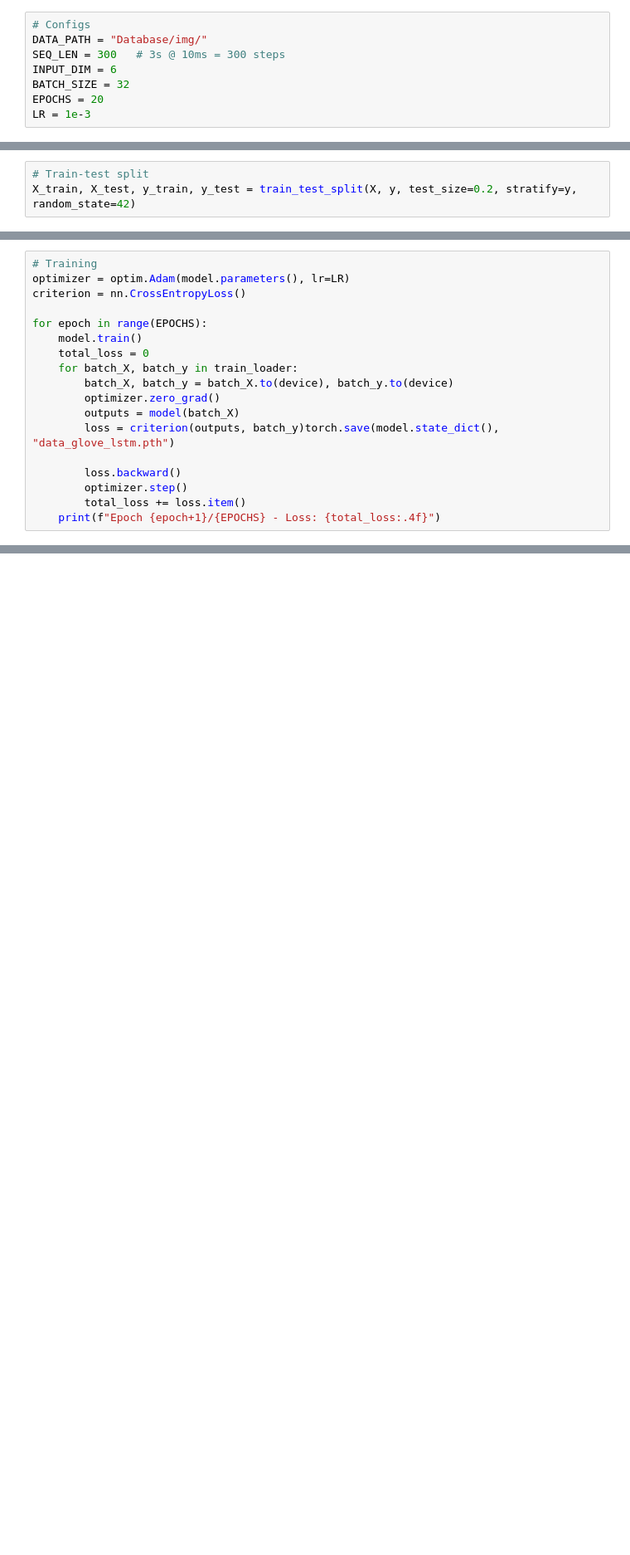
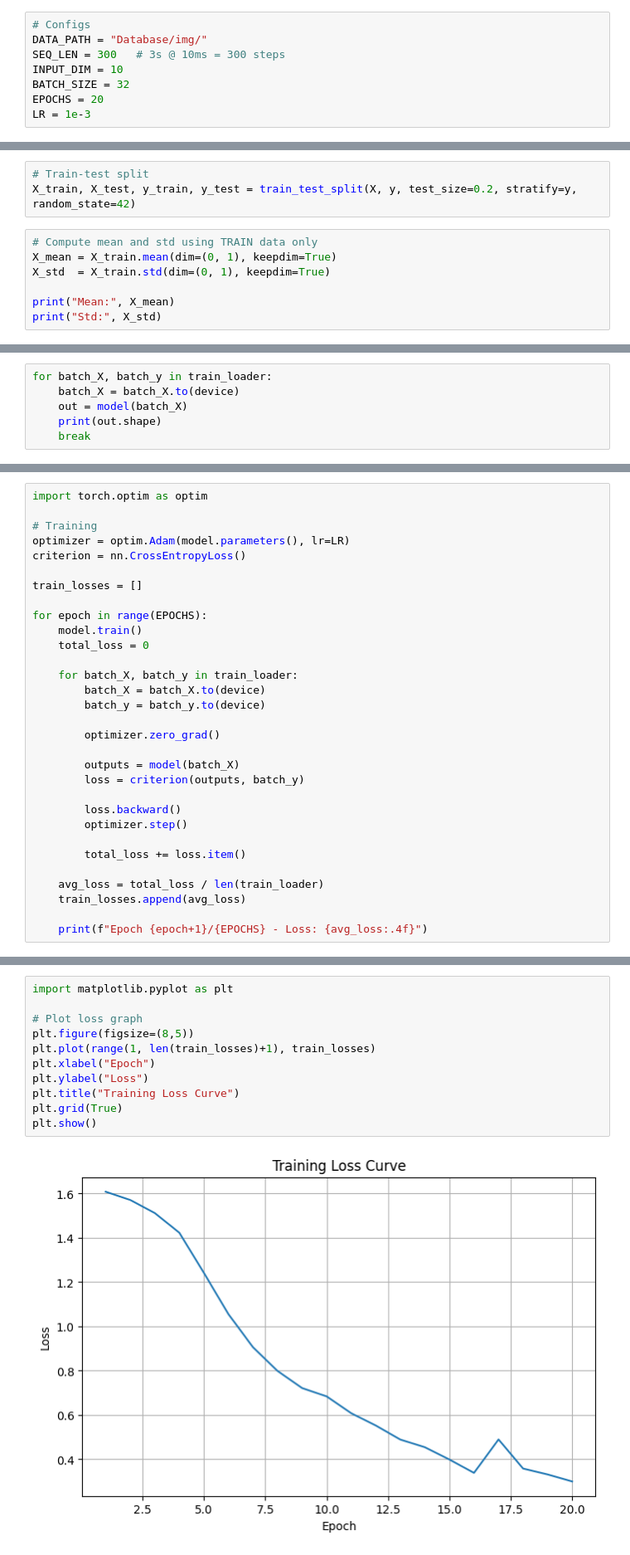
Before and after one commit to mushxoxo/Data-Glove, a Jupyter notebook: Model.ipynb, the cells around one changed output, grey strips where cells are left out. Shown at 83% size. Drawn from its saved outputs; the diff is of its cells as text; blank space fills up the shorter version.

Commit message:
test: Testing out different models
- Introduced quartanions \n- Added Normalization \n-tested with Drop Out

```diff
--- a/Model.ipynb
+++ b/Model.ipynb
@@ -14,7 +12,7 @@ ModuleNotFoundError: No module named 'torch'
 # Configs
 DATA_PATH = "Database/img/"
 SEQ_LEN = 300   # 3s @ 10ms = 300 steps
-INPUT_DIM = 6
+INPUT_DIM = 10
 BATCH_SIZE = 32
 EPOCHS = 20
 LR = 1e-3
@@ -58,3 +152,10 @@ y shape: torch.Size([105])
 # %%
 # Train-test split
 X_train, X_test, y_train, y_test = train_test_split(X, y, test_size=0.2, stratify=y, random_state=42)
+# %%
+# Compute mean and std using TRAIN data only
+X_mean = X_train.mean(dim=(0, 1), keepdim=True)
+X_std  = X_train.std(dim=(0, 1), keepdim=True)
+
+print("Mean:", X_mean)
+print("Std:", X_std)
@@ -92 +231,7 @@ LSTMClassifier(
 )
+# %%
+for batch_X, batch_y in train_loader:
+    batch_X = batch_X.to(device)
+    out = model(batch_X)
+    print(out.shape)
+    break
@@ -93,19 +240,32 @@ LSTMClassifier(
 # %%
+import torch.optim as optim
+
 # Training
 optimizer = optim.Adam(model.parameters(), lr=LR)
 criterion = nn.CrossEntropyLoss()
 
+train_losses = []
+
 for epoch in range(EPOCHS):
     model.train()
     total_loss = 0
+
     for batch_X, batch_y in train_loader:
-        batch_X, batch_y = batch_X.to(device), batch_y.to(device)
+        batch_X = batch_X.to(device)
+        batch_y = batch_y.to(device)
+
         optimizer.zero_grad()
+
         outputs = model(batch_X)
-        loss = criterion(outputs, batch_y)torch.save(model.state_dict(), "data_glove_lstm.pth")
+        loss = criterion(outputs, batch_y)
 
         loss.backward()
         optimizer.step()
+
         total_loss += loss.item()
-    print(f"Epoch {epoch+1}/{EPOCHS} - Loss: {total_loss:.4f}")
+
+    avg_loss = total_loss / len(train_loader)
+    train_losses.append(avg_loss)
+
+    print(f"Epoch {epoch+1}/{EPOCHS} - Loss: {avg_loss:.4f}")
 # %% [output]
@@ -132,3 +292,16 @@ Epoch 20/20 - Loss: 2.6008
+# %%
+import matplotlib.pyplot as plt
+
+# Plot loss graph
+plt.figure(figsize=(8,5))
+plt.plot(range(1, len(train_losses)+1), train_losses)
+plt.xlabel("Epoch")
+plt.ylabel("Loss")
+plt.title("Training Loss Curve")
+plt.grid(True)
+plt.show()
+# %% [output]
+[figure, added]
 # %%
 # Evaluation
 model.eval()
```
Also changed, not shown: parts of 17 cells of this notebook, 2 other files.
